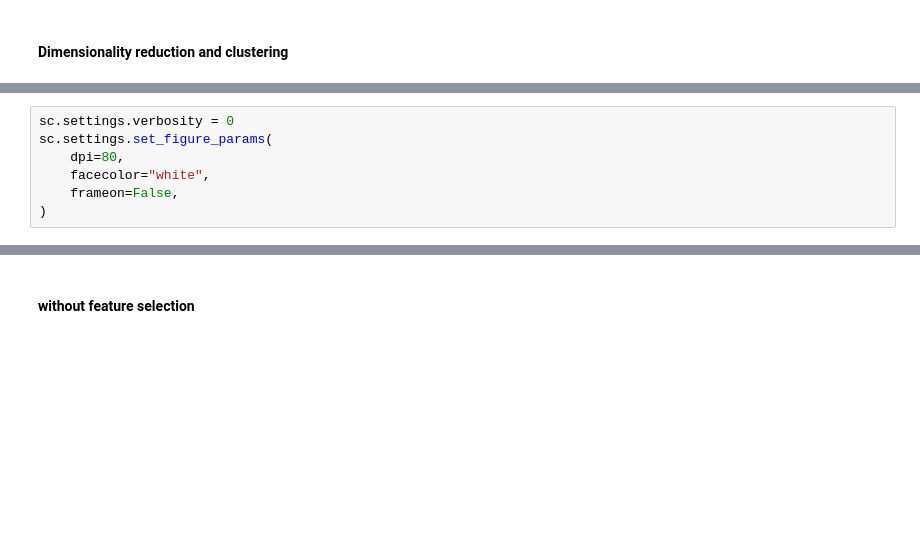
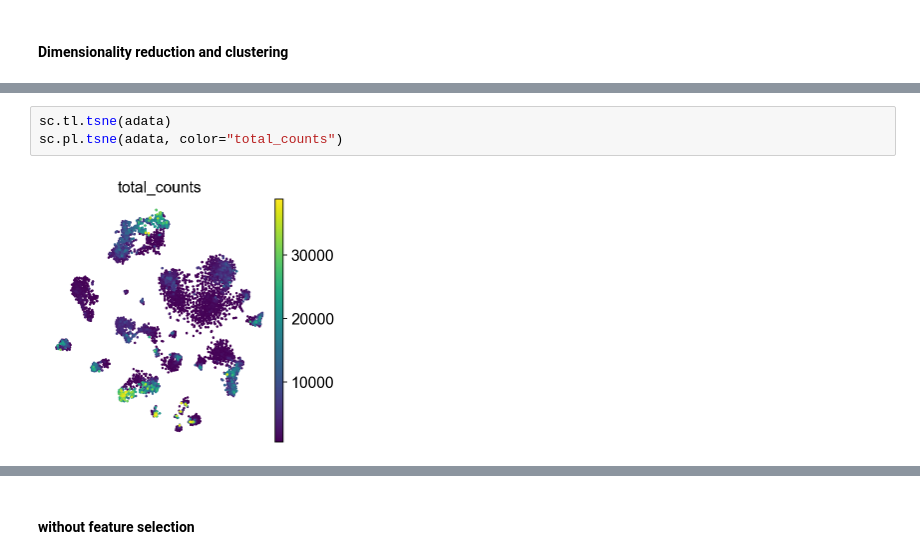
Before and after one commit to cookie1905/scRNA_analysis, a Jupyter notebook: Donor1_scRNA_seq_analysis.ipynb, the cells around one changed output, grey strips where cells are left out. Cells and saved outputs as stored; diff of their text form; blank space fills up the shorter version.

```diff
--- a/Donor1_scRNA_seq_analysis.ipynb
+++ b/Donor1_scRNA_seq_analysis.ipynb
@@ -211,7 +297,5 @@ sc.tl.leiden(adata)
-# %%
-sc.settings.verbosity = 0
-sc.settings.set_figure_params(
-    dpi=80,
-    facecolor="white",
-    frameon=False,
-)
+# %%
+sc.tl.tsne(adata)
+sc.pl.tsne(adata, color="total_counts")
+# %% [output]
+[figure, added]
```
Also changed, not shown: parts of 55 cells of this notebook, 4 other files.
